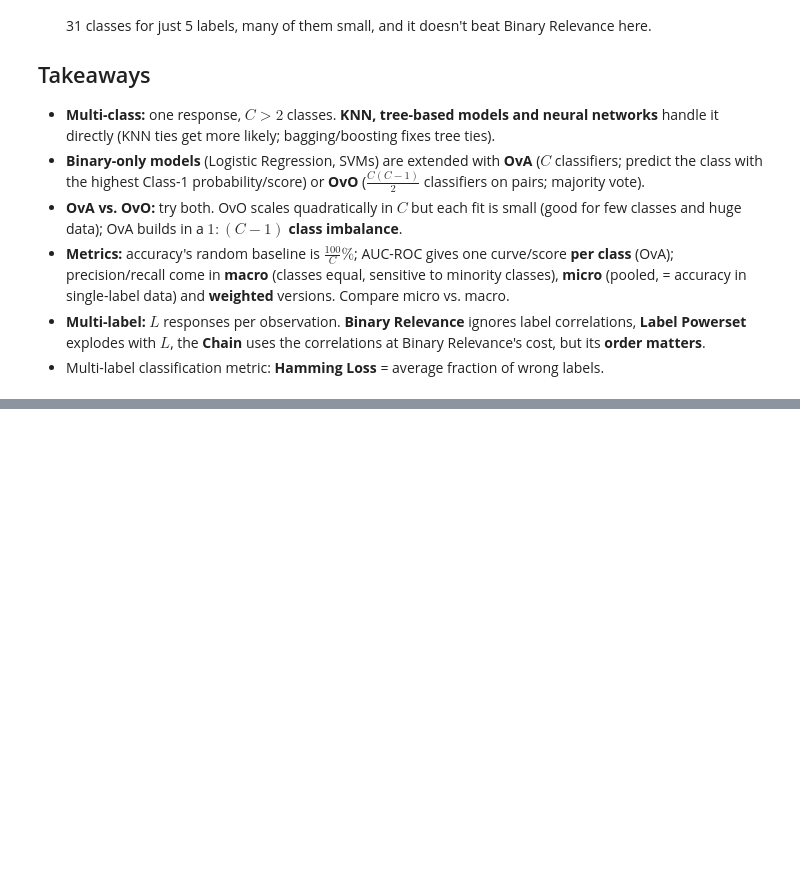
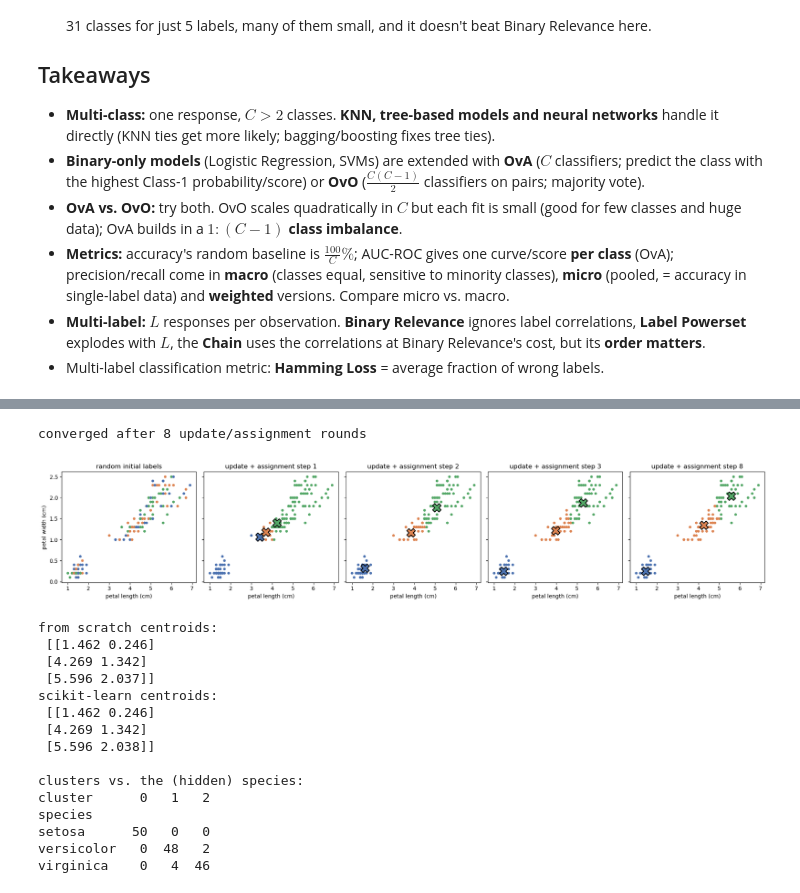
Before and after one commit to AdiRosenstock/STAT-362-Advanced-Machine-Learning, a Jupyter notebook: Notebook.ipynb, the cells around one changed output, grey strips where cells are left out. Cells and saved outputs as stored; diff of their text form; code cells hidden in the pictures; blank space fills up the shorter version.

```diff
--- a/Notebook.ipynb
+++ b/Notebook.ipynb
@@ -1672,0 +1741,64 @@ Label Powerset: 31 classes (out of 2^5 = 32 possible)
+# %%
+from sklearn.datasets import load_iris
+from sklearn.cluster import KMeans
+
+iris = load_iris()
+X_ir = iris.data[:, 2:4]                        # petal length, petal width (cm)
+ir_names = ["petal length (cm)", "petal width (cm)"]
+
+def lloyd(X_, K, labels, max_iter=100):
+    history = []
+    for it in range(1, max_iter + 1):
+        centroids = np.array([X_[labels == j].mean(axis=0) for j in range(K)])              # Update step
+        dists = np.linalg.norm(X_[:, None, :] - centroids[None, :, :], axis=2)              # M x K distances
+        new_labels = dists.argmin(axis=1)                                                    # Assignment step
+        history.append((labels, centroids, new_labels))
+        if np.array_equal(new_labels, labels):
+            break
+        labels = new_labels
+    return labels, centroids, history
+
+K_ir = 3
+labels0 = np.random.default_rng(362).integers(0, K_ir, len(X_ir))   # random initial labels
+labels_ir, cent_ir, hist_ir = lloyd(X_ir, K_ir, labels0)
+print(f"converged after {len(hist_ir)} update/assignment rounds")
+
+km_cmap = plt.matplotlib.colors.ListedColormap(["#4c72b0", "#dd8452", "#55a868"])
+steps = [0, 1, 2, len(hist_ir) - 1]
+fig, ax = plt.subplots(1, len(steps) + 1, figsize=(19, 3.8), sharey=True)
+ax[0].scatter(*X_ir.T, c=labels0, cmap=km_cmap, s=15)
+ax[0].set_title("random initial labels")
+for a_, k in zip(ax[1:], steps):
+    lab_before, cent, lab_after = hist_ir[k]
+    a_.scatter(*X_ir.T, c=lab_after, cmap=km_cmap, s=15)
+    a_.scatter(*cent.T, c=range(K_ir), cmap=km_cmap, marker="X", s=250, edgecolor="k", linewidths=1.5)
+    a_.set_title(f"update + assignment step {k + 1}")
+for a_ in ax:
+    a_.set_xlabel(ir_names[0])
+ax[0].set_ylabel(ir_names[1])
+plt.tight_layout(); plt.show()
+
+km_ir = KMeans(n_clusters=3, n_init=10, random_state=362).fit(X_ir)
+print("from scratch centroids:\n", cent_ir[np.argsort(cent_ir[:, 0])].round(3))
+print("scikit-learn centroids:\n", km_ir.cluster_centers_[np.argsort(km_ir.cluster_centers_[:, 0])].round(3))
+print("\nclusters vs. the (hidden) species:")
+print(pd.crosstab(pd.Series(iris.target_names[iris.target], name="species"),
+                  pd.Series(labels_ir, name="cluster")))
+# %% [output]
+converged after 8 update/assignment rounds
+[figure, added]
+from scratch centroids:
+ [[1.462 0.246]
+ [4.269 1.342]
+ [5.596 2.037]]
+scikit-learn centroids:
+ [[1.462 0.246]
+ [4.269 1.342]
+ [5.596 2.038]]
+
+clusters vs. the (hidden) species:
+cluster      0   1   2
+species
+setosa      50   0   0
+versicolor   0  48   2
+virginica    0   4  46
```
Also changed, not shown: parts of 15 cells of this notebook, 1 other file.
